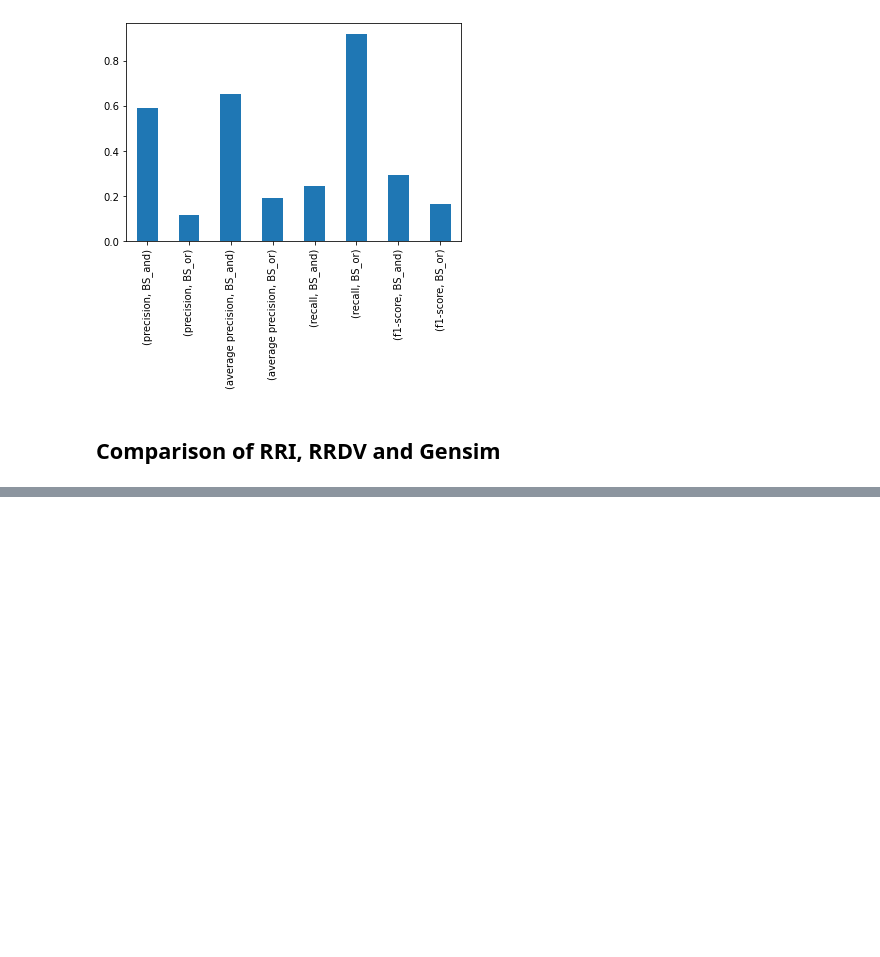
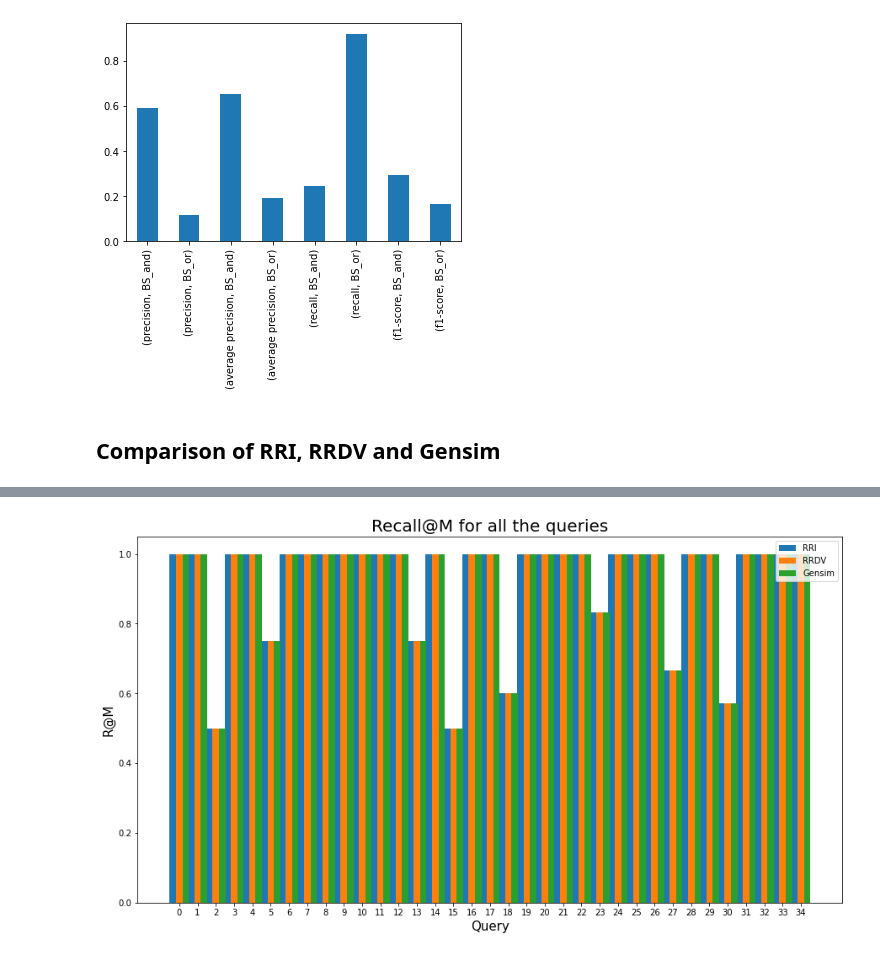
Before and after one commit to ISIS4221-JCN/HW01, a Jupyter notebook: HW01_Results.ipynb, the cells around one changed output, grey strips where cells are left out. Cells and saved outputs as stored; diff of their text form; code cells hidden in the pictures; blank space fills up the shorter version.

```diff
--- a/HW01_Results.ipynb
+++ b/HW01_Results.ipynb
@@ -389,0 +416,25 @@ ranked_metrics_df.mean().plot.bar()
+# %%
+# Retrieve R@M values for each strategies
+RRI_Precision = ranked_metrics_df['R@M']['RRI'].values
+RRDV_Precision = ranked_metrics_df['R@M']['RRDV'].values
+Gensim_Precision = ranked_metrics_df['R@M']['Gensim'].values
+
+# Plot
+x = np.arange(35)
+width = 0.35  # the width of the bars
+
+fig, ax = plt.subplots(figsize=(15,8))
+rects1 = ax.bar(x - width, RRI_Precision, width, label='RRI')
+rects2 = ax.bar(x, RRDV_Precision, width, label='RRDV')
+rects2 = ax.bar(x + width, Gensim_Precision, width, label='Gensim')
+
+# Add some text for labels, title and custom x-axis tick labels, etc.
+ax.set_title('Recall@M for all the queries', fontsize=20)
+ax.set_ylabel('R@M', fontsize=15)
+ax.set_xlabel('Query', fontsize=15)
+ax.set_xticks(x)
+ax.legend()
+
+plt.show()
+# %% [output]
+[figure, added]
```
Also changed, not shown: parts of 5 cells of this notebook.
